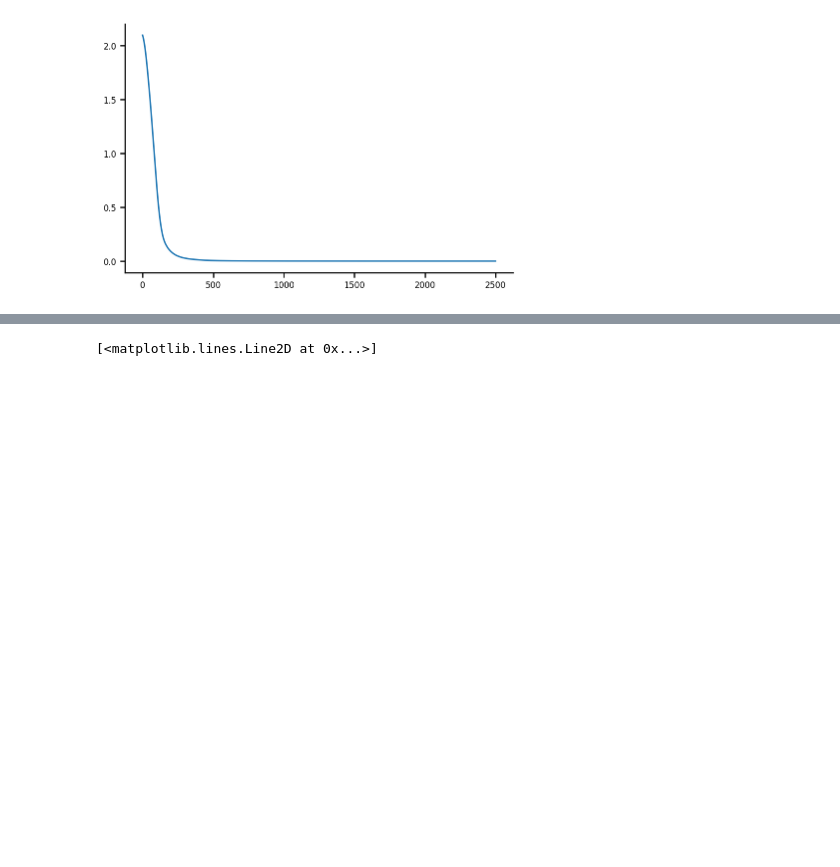
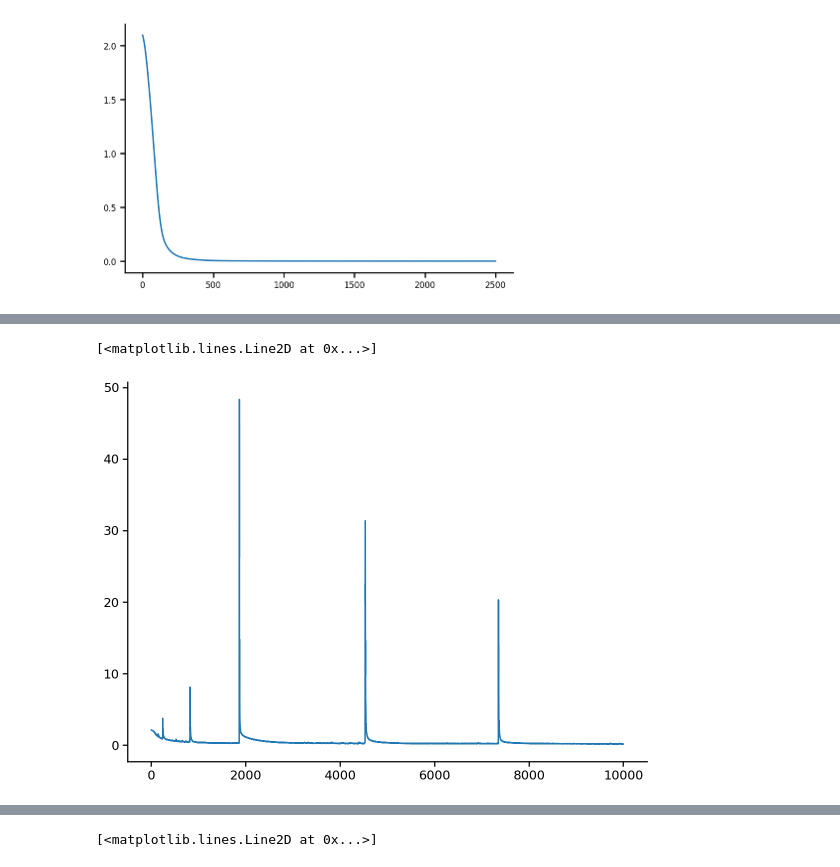
Before and after one commit to Akhilesh-K-Yadav/NMA-22-DL-Saltenas-Project, a Jupyter notebook: Saltenas.ipynb, the cells around one changed output, grey strips where cells are left out. Cells and saved outputs as stored; diff of their text form; code cells hidden in the pictures; blank space fills up the shorter version.

```diff
--- a/Saltenas.ipynb
+++ b/Saltenas.ipynb
@@ -751,0 +870,34 @@ plt.plot(training_losses)
+# %%
+#Basic net with all_data
+net = Net(actv='LeakyReLU(0.1)', input_feature_num=train_input.shape[1], hidden_unit_nums=[145, 10, 10, 8], output_feature_num=8,dropout=1).to(DEVICE)
+optimizer = optim.Adam(net.parameters(), lr=1e-2)
+criterion = nn.CrossEntropyLoss()
+device = 'cuda'
+train_input = torch.Tensor(train_input).to(device)
+labels = torch.Tensor(train_labels).to(device)
+test_input = torch.Tensor(test_input).to(device)
+training_losses = []
+N_epochs = 10000
+
+# Train it
+net.to(device)
+net.train()
+
+for i in tqdm(range(N_epochs)):
+
+  optimizer.zero_grad()
+  outputs = net(train_input)
+  loss = criterion(outputs,labels)
+  loss.backward()
+  optimizer.step()
+
+
+
+  training_losses += [loss.item()]
+
+net.eval()
+
+plt.plot(training_losses)
+# %% [output]
+[<matplotlib.lines.Line2D at 0x...>]
+[figure, added]
```
Also changed, not shown: parts of 14 cells of this notebook.
